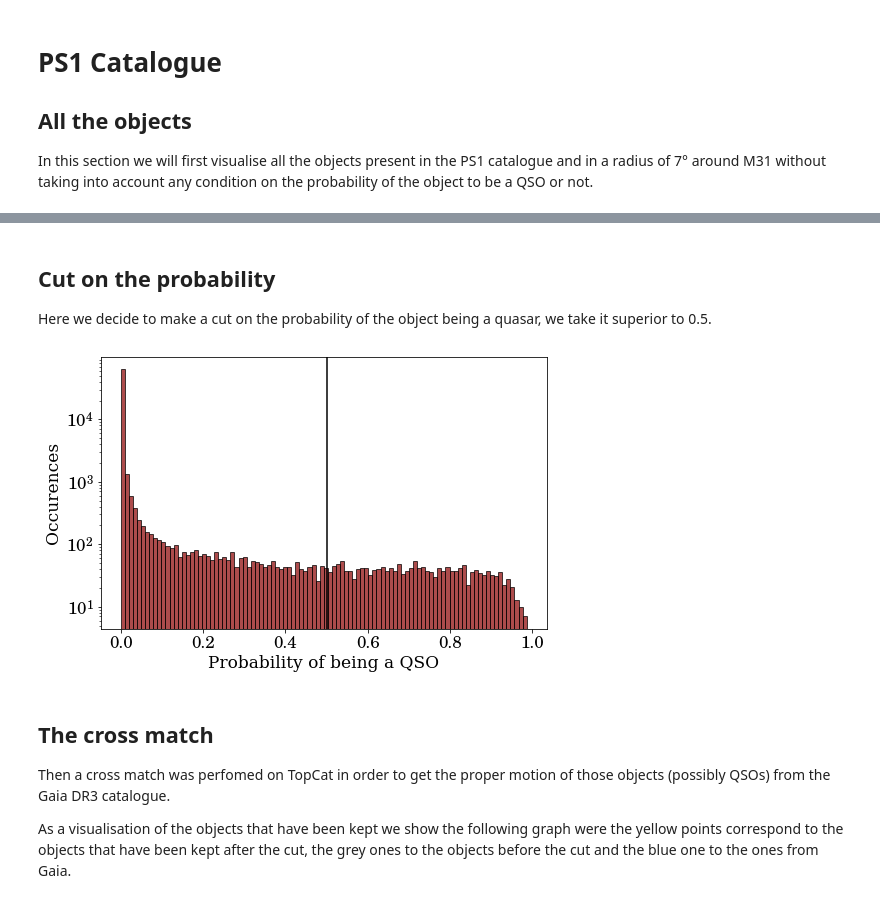
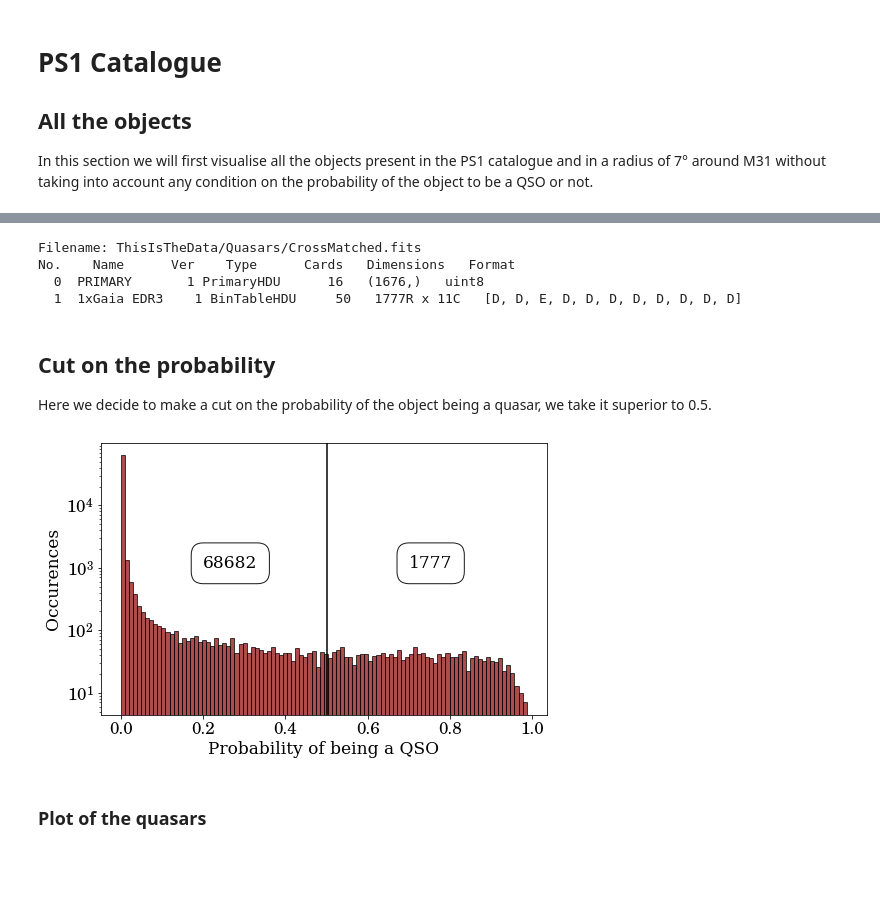
Before and after one commit to SamuelLimbo/AndromedaProperMotion, a Jupyter notebook: QuasarSystematics.ipynb, the cells around one changed output, grey strips where cells are left out. Drawn from its saved outputs; the diff is of its cells as text; code cells hidden in the pictures; blank space fills up the shorter version.

```diff
--- a/QuasarSystematics.ipynb
+++ b/QuasarSystematics.ipynb
@@ -351,7 +344,7 @@ $\displaystyle \mu_{\delta, quasars} = -1.0\pm5.6\ \mu as/yr$
 
 In this section we will first visualise all the objects present in the PS1 catalogue and in a radius of 7° around M31 without taking into account any condition on the probability of the object to be a QSO or not.
 # %%
-hdu_list = fits.open('CrossMatchedAll.fits', memmap=True)
+hdu_list = fits.open('ThisIsTheData/Quasars/CrossMatchedAll.fits', memmap=True)
 hdu_list.info()
 evt_all = Table(hdu_list[1].data)
 # %% [output]
@@ -366,0 +366,9 @@ evt_all['DECdeg'] = (evt_all['DECdeg'] - 41.27)
+# %%
+hdu_list = fits.open('ThisIsTheData/Quasars/CrossMatched.fits', memmap=True)
+hdu_list.info()
+evt_cut = Table(hdu_list[1].data)
+# %% [output]
+Filename: ThisIsTheData/Quasars/CrossMatched.fits
+No.    Name      Ver    Type      Cards   Dimensions   Format
+  0  PRIMARY       1 PrimaryHDU      16   (1676,)   uint8
+  1  1xGaia EDR3    1 BinTableHDU     50   1777R x 11C   [D, D, E, D, D, D, D, D, D, D, D]
@@ -371,18 +384,18 @@ Here we decide to make a cut on the probability of the object being a quasar, we
 # %%
 plt.figure(figsize=(8, 5))
 plt.hist(evt_all['p_QSO'], bins=100, edgecolor='black', color='darkred', alpha=0.7)
 plt.axvline(x = 0.5, color = 'black', label = 'axvline - full height')
 plt.yscale('log')
 plt.xlabel(r'Probability of being a QSO', fontname = 'Serif', size = 17)
 plt.ylabel(r'Occurences', fontname = 'Serif', size = 17)
+plt.text(0.2, 1000, f"{len(evt_all['RAdeg']) - len(evt_cut['RAdeg'])}", color='black',
+        bbox=dict(facecolor='white', alpha=0.9, edgecolor='black', boxstyle='round,pad=0.7'), fontname = 'Serif', size = 17)
+plt.text(0.7, 1000, f"{len(evt_cut['RAdeg'])}", color='black',
+        bbox=dict(facecolor='white', alpha=0.9, edgecolor='black', boxstyle='round,pad=0.7'), fontname = 'Serif', size = 17)
 plt.xticks(fontsize = 17)
 plt.yticks(fontsize = 17)
 plt.show()
 # %% [output]
-[figure, old version]
+[figure, new version]
-# %% [markdown]
-## The cross match
-
-Then a cross match was perfomed on TopCat in order to get the proper motion of those objects (possibly QSOs) from the Gaia DR3 catalogue.
-
-As a visualisation of the objects that have been kept we show the following graph were the yellow points correspond to the objects that have been kept after the cut, the grey ones to the objects before the cut and the blue one to the ones from Gaia.
+# %% [markdown]
+### Plot of the quasars
```
Also changed, not shown: parts of 20 cells of this notebook.
